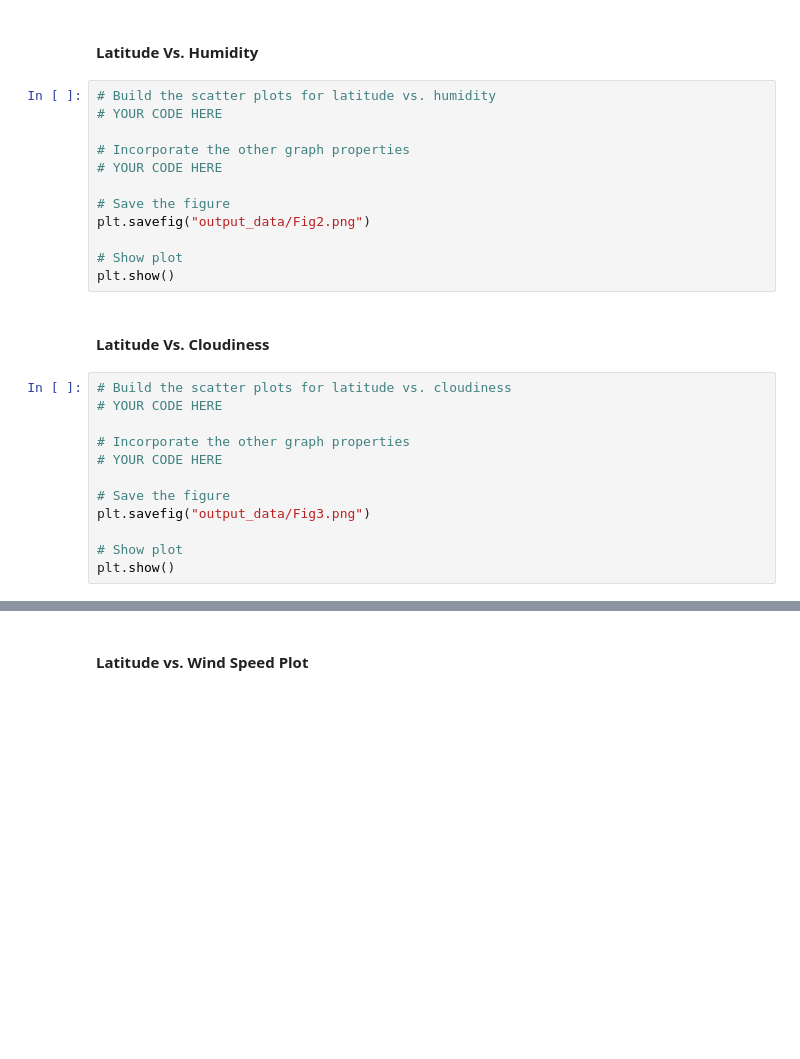
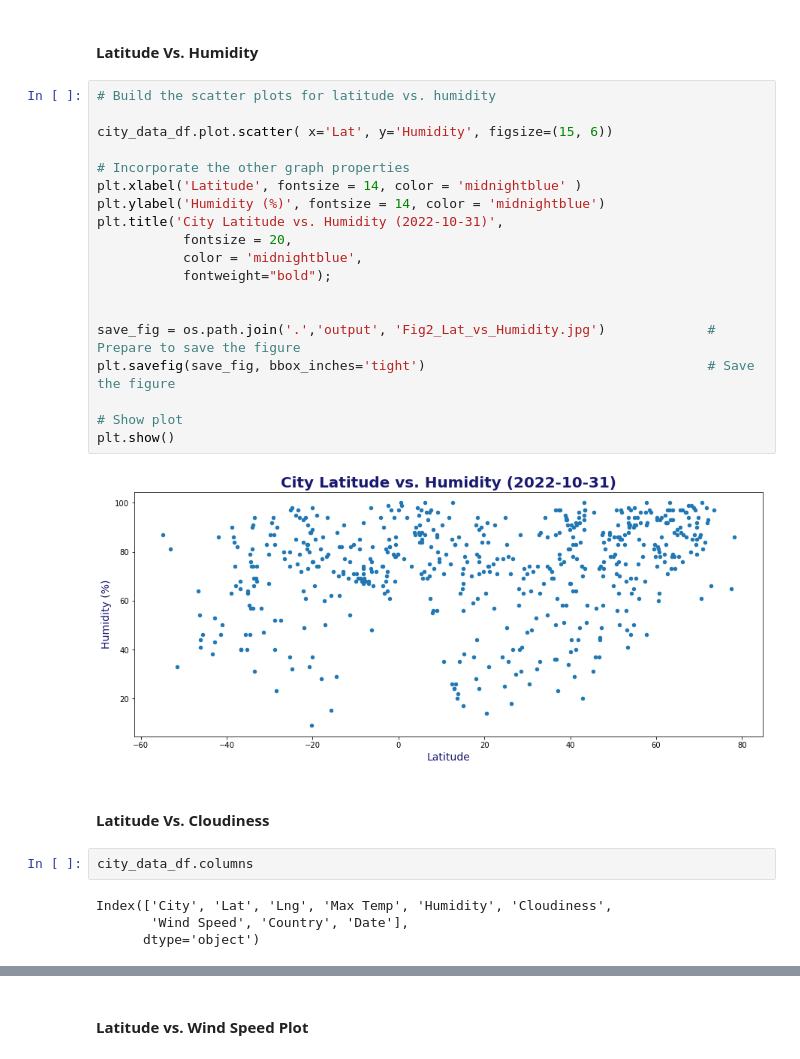
Before and after one commit to JeffPinegar/python-api-challenge, a Jupyter notebook: WeatherPy/JSP WeatherPy.ipynb, the cells around one changed output, grey strips where cells are left out. Drawn from its saved outputs; the diff is of its cells as text; blank space fills up the shorter version.

```diff
--- a/WeatherPy/JSP WeatherPy.ipynb
+++ b/WeatherPy/JSP WeatherPy.ipynb
@@ -226,28 +228,31 @@ plt.show()
 # %% [markdown]
 #### Latitude Vs. Humidity
-# %%
-# Build the scatter plots for latitude vs. humidity
-# YOUR CODE HERE
-
-# Incorporate the other graph properties
-# YOUR CODE HERE
-
-# Save the figure
-plt.savefig("output_data/Fig2.png")
-
-# Show plot
-plt.show()
+# %%
+# Build the scatter plots for latitude vs. humidity
+
+city_data_df.plot.scatter( x='Lat', y='Humidity', figsize=(15, 6))
+
+# Incorporate the other graph properties
+plt.xlabel('Latitude', fontsize = 14, color = 'midnightblue' )
+plt.ylabel('Humidity (%)', fontsize = 14, color = 'midnightblue')
+plt.title('City Latitude vs. Humidity (2022-10-31)',
+           fontsize = 20,
+           color = 'midnightblue',
+           fontweight="bold");
+
+
+save_fig = os.path.join('.','output', 'Fig2_Lat_vs_Humidity.jpg')             # Prepare to save the figure
+plt.savefig(save_fig, bbox_inches='tight')                                    # Save the figure
+
+# Show plot
+plt.show()
+# %% [output]
+[figure, added]
 # %% [markdown]
 #### Latitude Vs. Cloudiness
-# %%
-# Build the scatter plots for latitude vs. cloudiness
-# YOUR CODE HERE
-
-# Incorporate the other graph properties
-# YOUR CODE HERE
-
-# Save the figure
-plt.savefig("output_data/Fig3.png")
-
-# Show plot
-plt.show()
+# %%
+city_data_df.columns
+# %% [output]
+Index(['City', 'Lat', 'Lng', 'Max Temp', 'Humidity', 'Cloudiness',
+       'Wind Speed', 'Country', 'Date'],
+      dtype='object')
```
Also changed, not shown: parts of 17 cells of this notebook, 5 other files.
